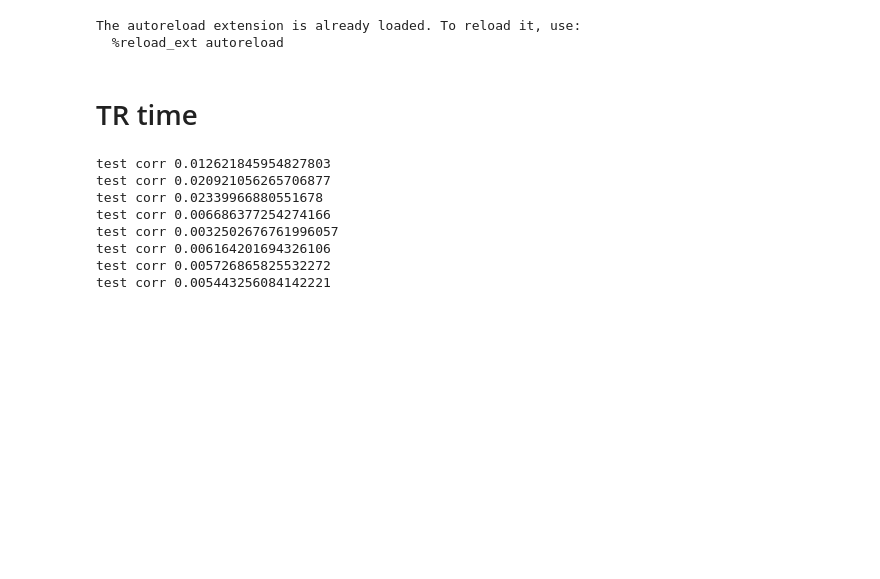
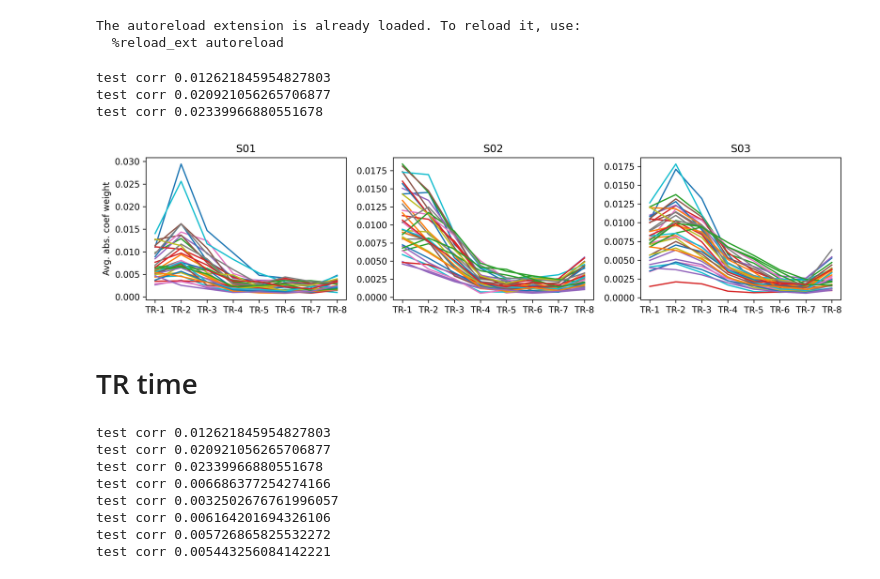
Before and after one commit to patrickmineault/automated-brain-explanations, a Jupyter notebook: notebooks/3_qa_flatmap_comparisons/10_timescales.ipynb, the cells around one changed output. Saved outputs shown, nothing was run; the diff lists cells and outputs as text; code cells hidden in the pictures; blank space fills up the shorter version.

```diff
--- a/notebooks/3_qa_flatmap_comparisons/10_timescales.ipynb
+++ b/notebooks/3_qa_flatmap_comparisons/10_timescales.ipynb
@@ -41,31 +40,36 @@ The autoreload extension is already loaded. To reload it, use:
 # %%
 qs = QS_35_STABLE
 ndel = 8
 subjects = ['S01', 'S02', 'S03']
 plt.figure(figsize=(len(subjects) * 4, 3), dpi=300)
 for subject in subjects:
     flatmaps_qa_dict = joblib.load(
-        join(PROCESSED_DIR, subject.replace('UT', ''),
+        join(config.PROCESSED_DIR, subject.replace('UT', ''),
              f'individual_gpt4_ndel={ndel}_pc_new_all_delays.pkl').replace('_ndel=16', 'ndel=16'))
 
     corrs = joblib.load(
-        join(PROCESSED_DIR, subject.replace('UT', ''),
+        join(config.PROCESSED_DIR, subject.replace('UT', ''),
              f'corrs_test_individual_gpt4_qs_35_ndel={ndel}_pc_new.pkl').replace('_ndel=16', 'ndel=16'))
     print('test corr', np.mean([np.mean(c) for c in corrs.values()]))
 
     plt.subplot(1, len(subjects), 1 + subjects.index(subject))
     for q in QS_35_STABLE:
         vals = flatmaps_qa_dict[q]
         vals = vals[:, corrs[q] > 0.1]
         avg_timecourse = np.abs(vals).mean(axis=1)
         plt.plot(avg_timecourse)
     plt.title(subject)
     plt.xticks(np.arange(len(avg_timecourse)), labels=[
                'TR-' + str(x) for x in np.arange(1, len(avg_timecourse) + 1)])
     plt.tight_layout()
     if subject == 'S01':
         plt.ylabel('Avg. abs. coef weight')
 plt.show()
+# %% [output]
+test corr 0.012621845954827803
+test corr 0.020921056265706877
+test corr 0.02339966880551678
+[figure, added]
 # %% [markdown]
 # TR time
 # %%
```
Also changed, not shown: parts of 5 cells of this notebook, 29 other files.
